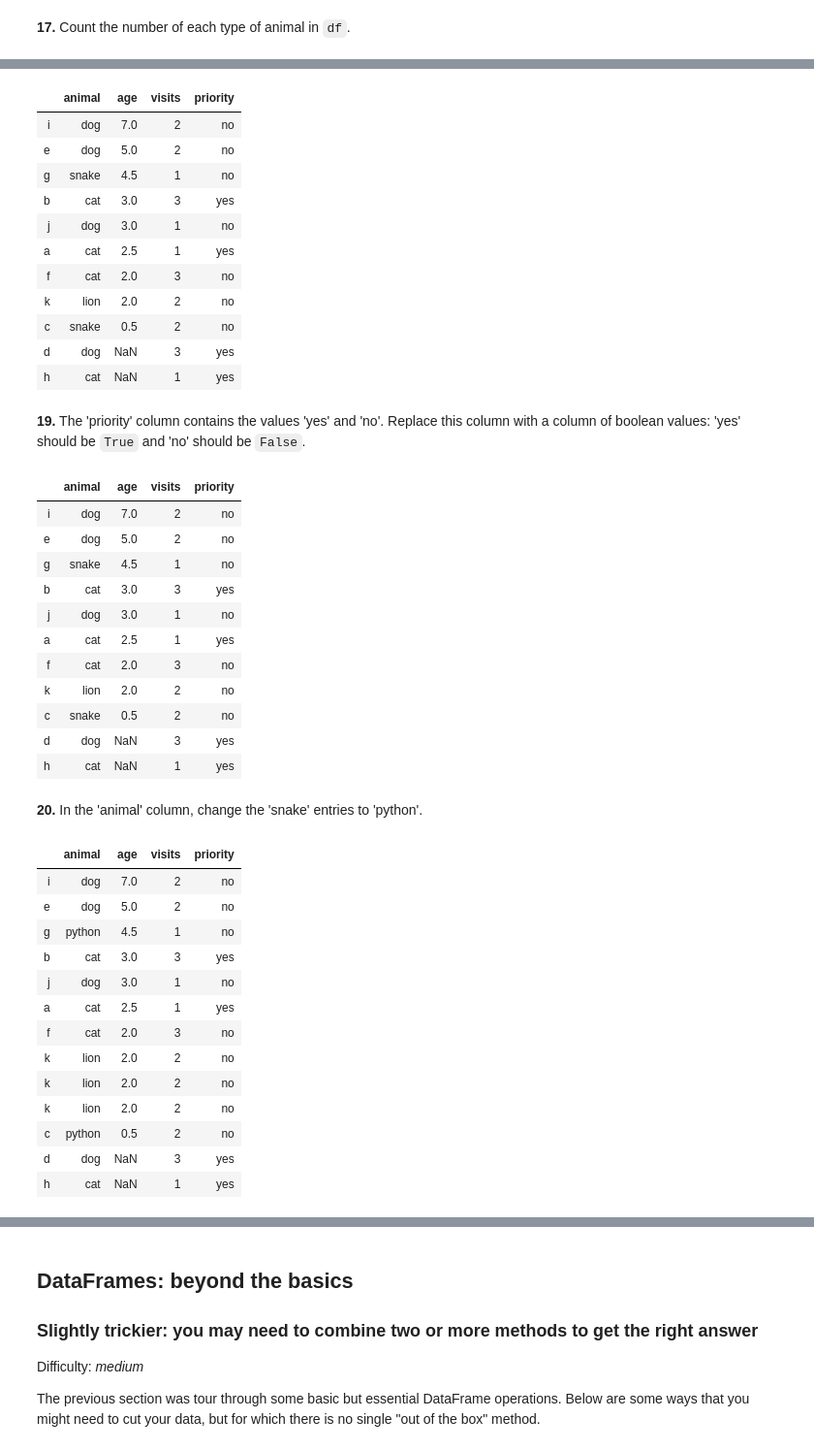
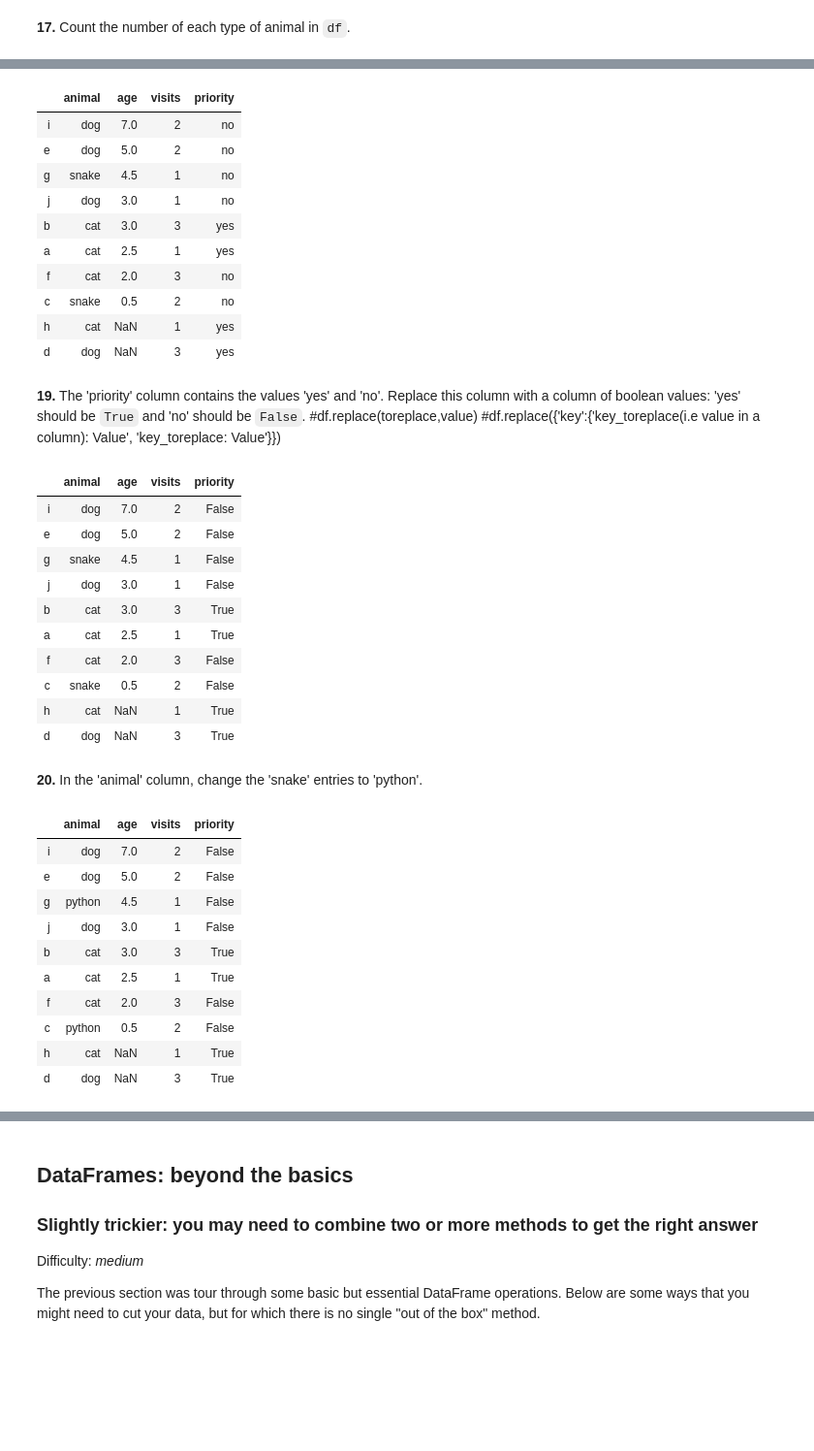
Before and after one commit to nishants17/100-pandas-puzzles, a Jupyter notebook: 100-pandas-puzzles-NS.ipynb, the cells around one changed output, grey strips where cells are left out. Shown: that part at 97% size. Cells and saved outputs as stored; diff of their text form; code cells hidden in the pictures; blank space fills up the shorter version.

```diff
--- a/100-pandas-puzzles-NS.ipynb
+++ b/100-pandas-puzzles-NS.ipynb
@@ -187,4 +185,4 @@ I have marked the number to bold as I have not got the right solution for this q
 # %%
-df.loc['f',['age']] = df.loc['f',['age']].replace(1.5)
+df.loc['f',['age']] = df.loc['f',['age']].replace({2 : 1.5})
 df.loc['f',['age']]
 # %% [output]
@@ -256,59 +249,55 @@ Still trying to understand how to sort both
 # %%
-df = df.sort_values('age', ascending = False)
 df
-df.drop_duplicates()
+df.sort_values(by=['age', 'visits'], ascending=[False, True], inplace=True)
+df
 # %% [output]
 |  | animal | age | visits | priority |
 | i | dog | 7.0 | 2 | no |
 | e | dog | 5.0 | 2 | no |
 | g | snake | 4.5 | 1 | no |
+| j | dog | 3.0 | 1 | no |
 | b | cat | 3.0 | 3 | yes |
-| j | dog | 3.0 | 1 | no |
 | a | cat | 2.5 | 1 | yes |
 | f | cat | 2.0 | 3 | no |
-| k | lion | 2.0 | 2 | no |
 | c | snake | 0.5 | 2 | no |
+| h | cat | NaN | 1 | yes |
 | d | dog | NaN | 3 | yes |
-| h | cat | NaN | 1 | yes |
 # %% [markdown]
 **19.** The 'priority' column contains the values 'yes' and 'no'. Replace this column with a column of boolean values: 'yes' should be `True` and 'no' should be `False`.
+#df.replace(toreplace,value)
+#df.replace({'key':{'key_toreplace(i.e value in a column): Value', 'key_toreplace: Value'}})
 # %%
-#df.replace(toreplace,value)
-#df.replace({'key':{'key_toreplace(i.e value in a column): Value', 'key_toreplace: Value'}})
-df.replace({'priority': {'yes': True, 'no': False}})
-df.drop_duplicates()
+
+df.replace({'priority': {'yes': True, 'no': False}},inplace = True)
+df
 # %% [output]
 |  | animal | age | visits | priority |
-| i | dog | 7.0 | 2 | no |
-| e | dog | 5.0 | 2 | no |
-| g | snake | 4.5 | 1 | no |
-| b | cat | 3.0 | 3 | yes |
-| j | dog | 3.0 | 1 | no |
-| a | cat | 2.5 | 1 | yes |
-| f | cat | 2.0 | 3 | no |
-| k | lion | 2.0 | 2 | no |
-| c | snake | 0.5 | 2 | no |
-| d | dog | NaN | 3 | yes |
-| h | cat | NaN | 1 | yes |
+| i | dog | 7.0 | 2 | False |
+| e | dog | 5.0 | 2 | False |
+| g | snake | 4.5 | 1 | False |
+| j | dog | 3.0 | 1 | False |
+| b | cat | 3.0 | 3 | True |
+| a | cat | 2.5 | 1 | True |
+| f | cat | 2.0 | 3 | False |
+| c | snake | 0.5 | 2 | False |
+| h | cat | NaN | 1 | True |
+| d | dog | NaN | 3 | True |
 # %% [markdown]
 **20.** In the 'animal' column, change the 'snake' entries to 'python'.
 # %%
-df['animal'] = df['animal'].replace({'snake':'python'})
+df['animal'].replace({'snake':'python'},inplace = True)
 df
 # %% [output]
 |  | animal | age | visits | priority |
-| i | dog | 7.0 | 2 | no |
-| e | dog | 5.0 | 2 | no |
-| g | python | 4.5 | 1 | no |
-| b | cat | 3.0 | 3 | yes |
-| j | dog | 3.0 | 1 | no |
-| a | cat | 2.5 | 1 | yes |
-| f | cat | 2.0 | 3 | no |
-| k | lion | 2.0 | 2 | no |
-| k | lion | 2.0 | 2 | no |
-| k | lion | 2.0 | 2 | no |
-| c | python | 0.5 | 2 | no |
-| d | dog | NaN | 3 | yes |
-| h | cat | NaN | 1 | yes |
+| i | dog | 7.0 | 2 | False |
+| e | dog | 5.0 | 2 | False |
+| g | python | 4.5 | 1 | False |
+| j | dog | 3.0 | 1 | False |
+| b | cat | 3.0 | 3 | True |
+| a | cat | 2.5 | 1 | True |
+| f | cat | 2.0 | 3 | False |
+| c | python | 0.5 | 2 | False |
+| h | cat | NaN | 1 | True |
+| d | dog | NaN | 3 | True |
 # %% [markdown]
 **21.** For each animal type and each number of visits, find the mean age. In other words, each row is an animal, each column is a number of visits and the values are the mean ages (hint: use a pivot table).
```
Also changed, not shown: parts of 19 cells of this notebook, 1 other file.
